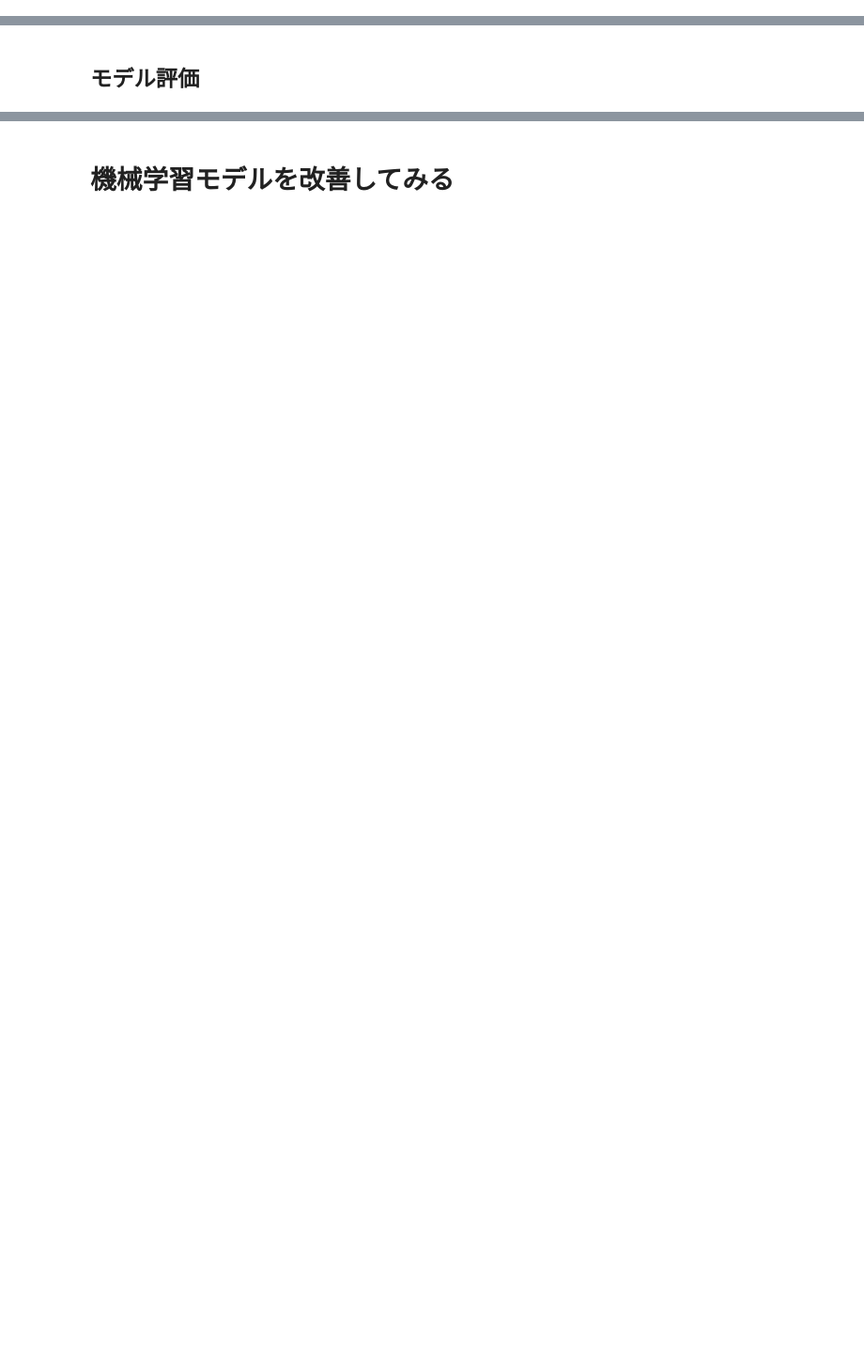
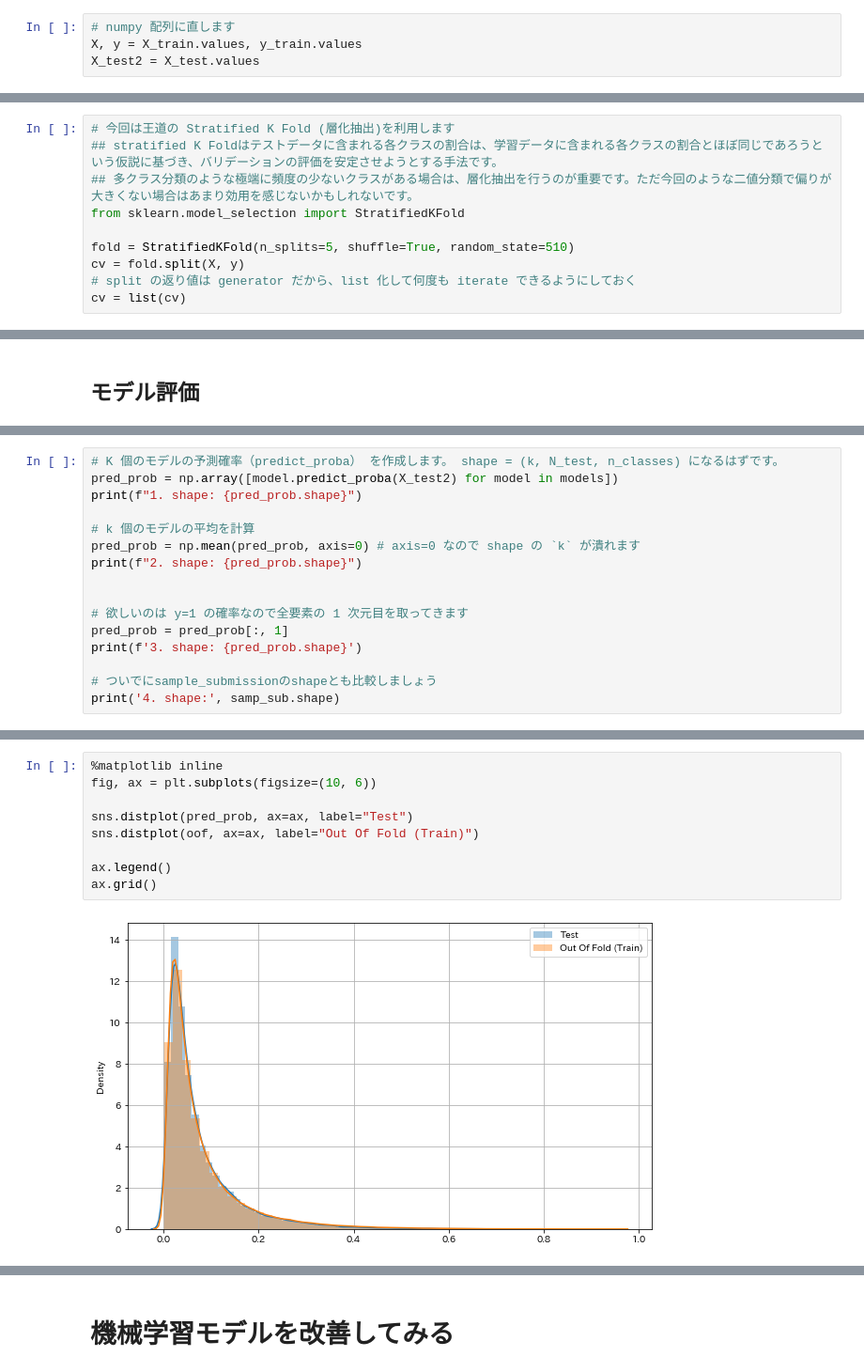
Before and after one commit to idsts2670/kaggle, a Jupyter notebook: home-credit-default-risk/home-credit-default.ipynb, the cells around one changed output, grey strips where cells are left out. Shown at 94% size. Cells and saved outputs as stored; diff of their text form; blank space fills up the shorter version.

```diff
--- a/home-credit-default-risk/home-credit-default.ipynb
+++ b/home-credit-default-risk/home-credit-default.ipynb
@@ -245,0 +529,4 @@ https://www.kaggle.com/competitions/nbme-score-clinical-patient-notes/discussion
+# %%
+# numpy 配列に直します
+X, y = X_train.values, y_train.values
+X_test2 = X_test.values
@@ -249,0 +568,10 @@ https://www.kaggle.com/competitions/nbme-score-clinical-patient-notes/discussion
+# %%
+# 今回は王道の Stratified K Fold (層化抽出)を利用します
+## stratified K Foldはテストデータに含まれる各クラスの割合は、学習データに含まれる各クラスの割合とほぼ同じであろうという仮説に基づき、バリデーションの評価を安定させようとする手法です。
+## 多クラス分類のような極端に頻度の少ないクラスがある場合は、層化抽出を行うのが重要です。ただ今回のような二値分類で偏りが大きくない場合はあまり効用を感じないかもしれないです。
+from sklearn.model_selection import StratifiedKFold
+
+fold = StratifiedKFold(n_splits=5, shuffle=True, random_state=510)
+cv = fold.split(X, y)
+# split の返り値は generator だから、list 化して何度も iterate できるようにしておく
+cv = list(cv)
@@ -251,0 +839,16 @@ https://www.kaggle.com/competitions/nbme-score-clinical-patient-notes/discussion
+# %%
+# K 個のモデルの予測確率（predict_proba） を作成します。 shape = (k, N_test, n_classes) になるはずです。
+pred_prob = np.array([model.predict_proba(X_test2) for model in models])
+print(f"1. shape: {pred_prob.shape}")
+
+# k 個のモデルの平均を計算
+pred_prob = np.mean(pred_prob, axis=0) # axis=0 なので shape の `k` が潰れます
+print(f"2. shape: {pred_prob.shape}")
+
+
+# 欲しいのは y=1 の確率なので全要素の 1 次元目を取ってきます
+pred_prob = pred_prob[:, 1]
+print(f'3. shape: {pred_prob.shape}')
+
+# ついでにsample_submissionのshapeとも比較しましょう
+print('4. shape:', samp_sub.shape)
@@ -251,0 +867,11 @@ https://www.kaggle.com/competitions/nbme-score-clinical-patient-notes/discussion
+# %%
+%matplotlib inline
+fig, ax = plt.subplots(figsize=(10, 6))
+
+sns.distplot(pred_prob, ax=ax, label="Test")
+sns.distplot(oof, ax=ax, label="Out Of Fold (Train)")
+
+ax.legend()
+ax.grid()
+# %% [output]
+[figure, added]
```
Also changed, not shown: parts of 69 cells of this notebook, 2 other files.
